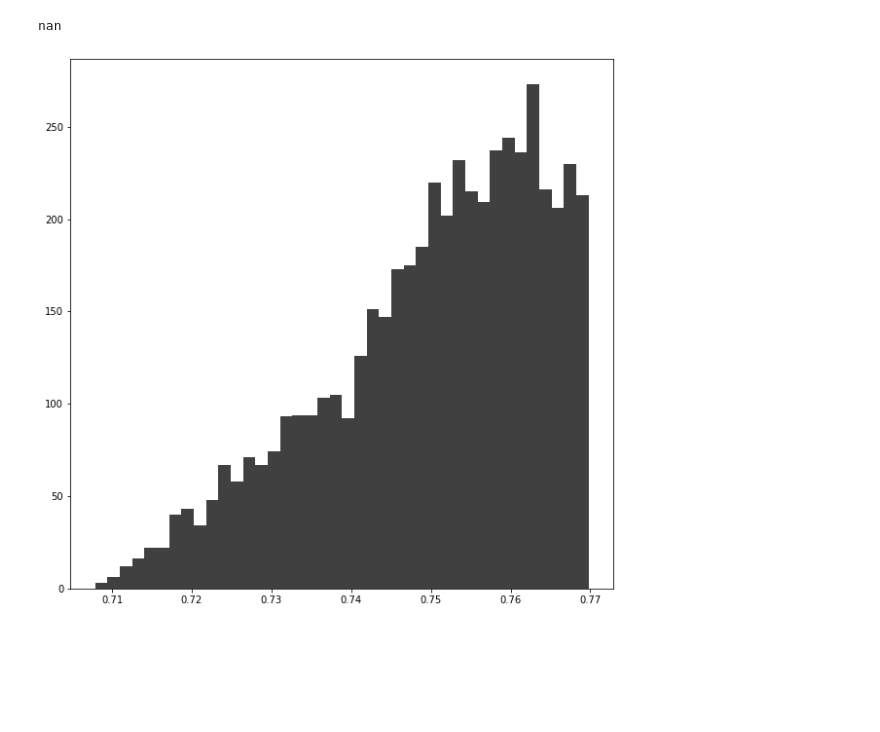
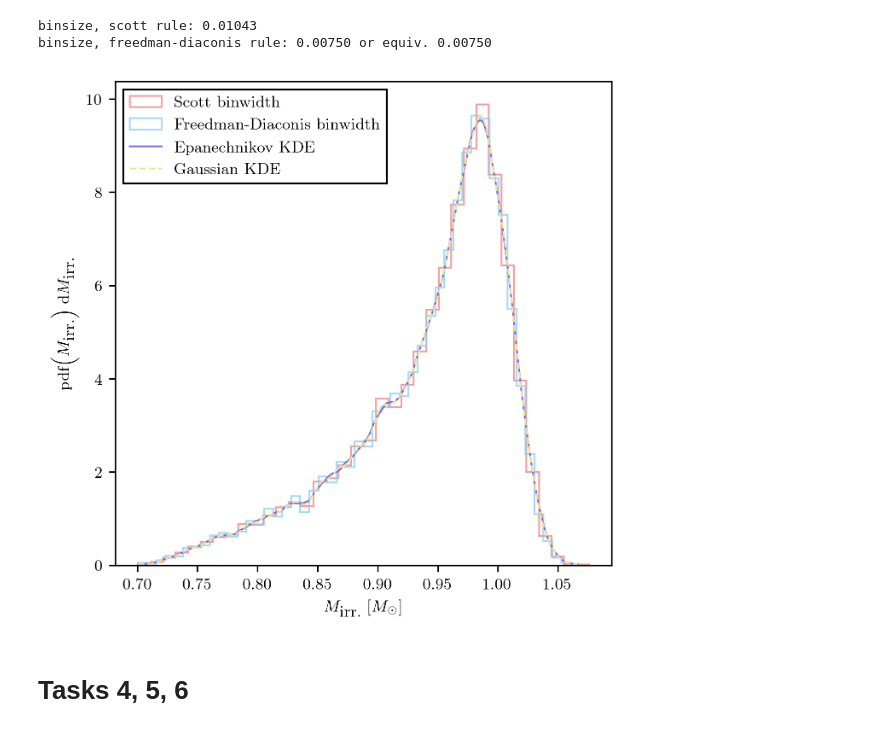
Before and after one commit to Andrea-Pierini/astrostatistics_bicocca_2022-1, a Jupyter notebook: working/L07.ipynb, the cells around one changed output. Saved outputs shown, nothing was run; the diff lists cells and outputs as text; code cells hidden in the pictures; blank space fills up the shorter version.

Commit message:
Finished L07 Exercises, including images and commenting/polishing, copied them in final img folder, and studied Lecture 07

```diff
--- a/working/L07.ipynb
+++ b/working/L07.ipynb
@@ -17,0 +70,10 @@ nan
+# %%
+#-------------------------------------------------------------------------------------------
+# extracting the "measurements" for mass and spin, then computing irreducible mass with them
+#-------------------------------------------------------------------------------------------
+
+M = distr_M.rvs(N)               # or   M = np.random.normal(loc=mu_M, scale=sigma_M, size=N)
+chi = distr_chi.rvs(N)           # or chi = np.random.uniform(size=N)
+M_irr = irreducible_mass(M,chi)
+
+#-------------------------------------------------------------------------------------------
@@ -18,16 +99,59 @@ nan
 # %%
-fig , ax = plt.subplots(figsize=(10,10))
+#-------------------------------------------------------------------------------------------
+# Histograms for the irreducible mass, and first KDEs
+#-------------------------------------------------------------------------------------------
 
-q25_m = np.quantile(m, 0.25)
-q75_m = np.quantile(m, 0.75)
-print(q25_m)
+fig , ax = plt.subplots(figsize=(5,5))
 
-q25_M = np.quantile(M, 0.25)
+ax.set_xlabel(r"$M_{\textup{irr.}} \; [ M_\odot ]$")
+ax.set_ylabel(r"$ \textup{pdf}\big( M_{\textup{irr.}} \big) \; \textup{d}M_{\textup{irr.}} $")
+# ax.set_ylabel(r"$ { \displaystyle \frac{ \textup{d}N }{ \textup{d} M_{\textup{irr.}} } } $", rotation='horizontal', labelpad=15)
 
+#-------------------------------------------------------------------------------------------
+# histogram with Scott rule for bins:
+## bin_width = 3.5 std_dev / cube_root(N)
 
+binsize_scott = 3.5 * np.std(M_irr, ddof=1) / np.cbrt(N)
+print("binsize, scott rule: {:.5f}".format(binsize_scott))
 
+_ = fancyhist(M_irr, bins="scott", histtype="step",density=True, alpha=0.75, color='lightcoral', label='Scott binwidth')
 
-counts, bins, _ = ax.hist(m, color='black', alpha=0.75, bins=40)
+#-------------------------------------------------------------------------------------------
+# histogram with Freedman-Diaconis rule for bins:
+## bin_width = 2 (q_75 - q_25) / cube_root(N) = 2.7 sigma_G / cube_root(N)
+
+binsize_freedman_1 = 2.7 * astroMLstats.sigmaG(M_irr) / np.cbrt(N)
+binsize_freedman_2 = 2 * ( np.quantile(M_irr,0.75) - np.quantile(M_irr,0.25)) / np.cbrt(N)
+print("binsize, freedman-diaconis rule: {:.5f} or equiv. {:.5f}".format(binsize_freedman_1, binsize_freedman_2))
+
+_ = fancyhist(M_irr, bins="freedman", histtype="step",density=True, alpha=0.75, color='lightskyblue', label='Freedman-Diaconis binwidth')
+
+#-------------------------------------------------------------------------------------------
+# KDE number 1: Epanechnikov kernel function, bandwidth estimated just by playing around numerically
+
+PDF_epan, Mirr_KDE = KDE_sklearn(M_irr,bandwidth=0.012,kernel="epanechnikov")
+ax.plot(Mirr_KDE, PDF_epan, ls='-', lw=1, color='mediumslateblue', label='Epanechnikov KDE')
+
+#-------------------------------------------------------------------------------------------
+# KDE number 1: Gaussian kernel function, bandwidth estimated just by playing around numerically
+
+PDF_gauss , _ = KDE_sklearn(M_irr,bandwidth=0.005,kernel="gaussian")
+ax.plot(Mirr_KDE, PDF_gauss, ls='--', lw=1, color='khaki', label='Gaussian KDE')
+
+# --------------------------------------------------------------------------------------
+# Utility: legend, saving the figure...
+
+_ = ax.legend(loc=2,frameon=True, framealpha=1, fancybox=False, edgecolor='black')
+
+# do we want to save the figure?
+if True:
+    if current_pwd[-6:] == 'GitHub':
+        fig.savefig('./working/L07_images/L07_Mirr_Histo_and_KDE.pdf', bbox_inches='tight')
+    elif current_pwd[-14:] == 'GitHub\working':
+        fig.savefig('./L07_images/L07_Mirr_Histo_and_KDE.pdf', bbox_inches='tight')
 # %% [output]
-nan
+binsize, scott rule: 0.01043
+binsize, freedman-diaconis rule: 0.00750 or equiv. 0.00750
-[figure, old version]
+[figure, new version]
+# %% [markdown]
+# Tasks 4, 5, 6
```
Also changed, not shown: parts of 13 cells of this notebook, 13 other files.
